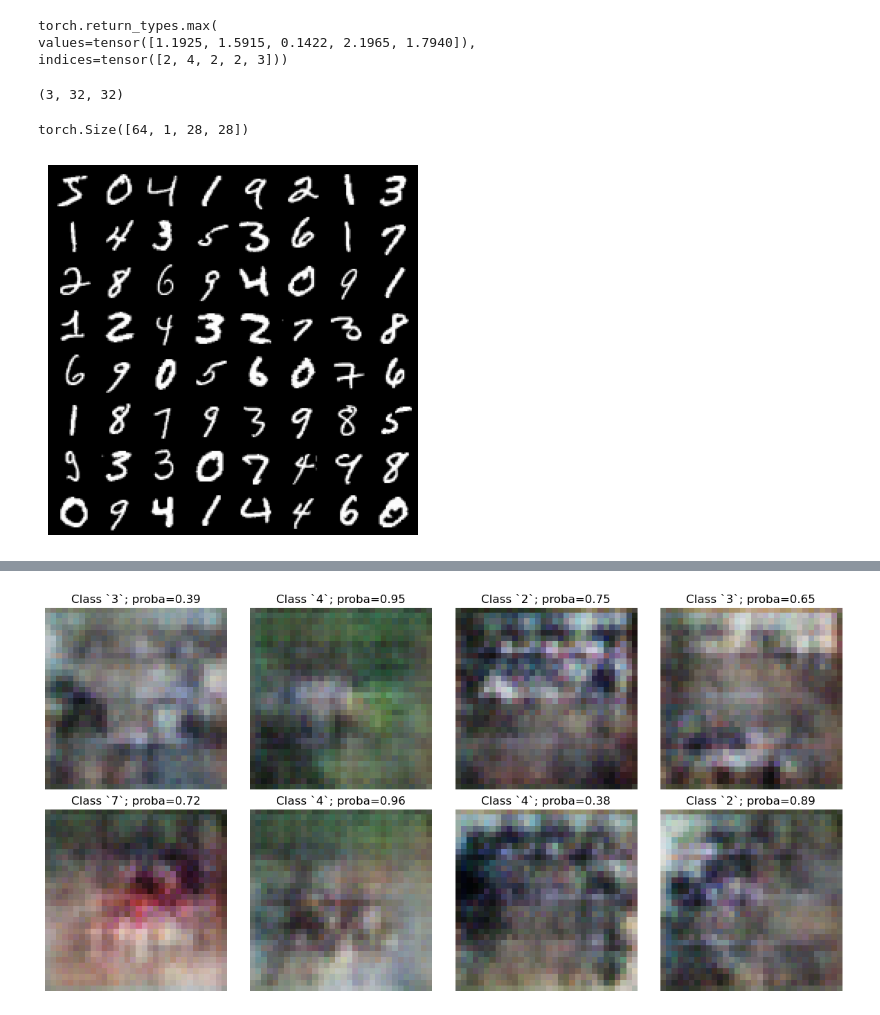
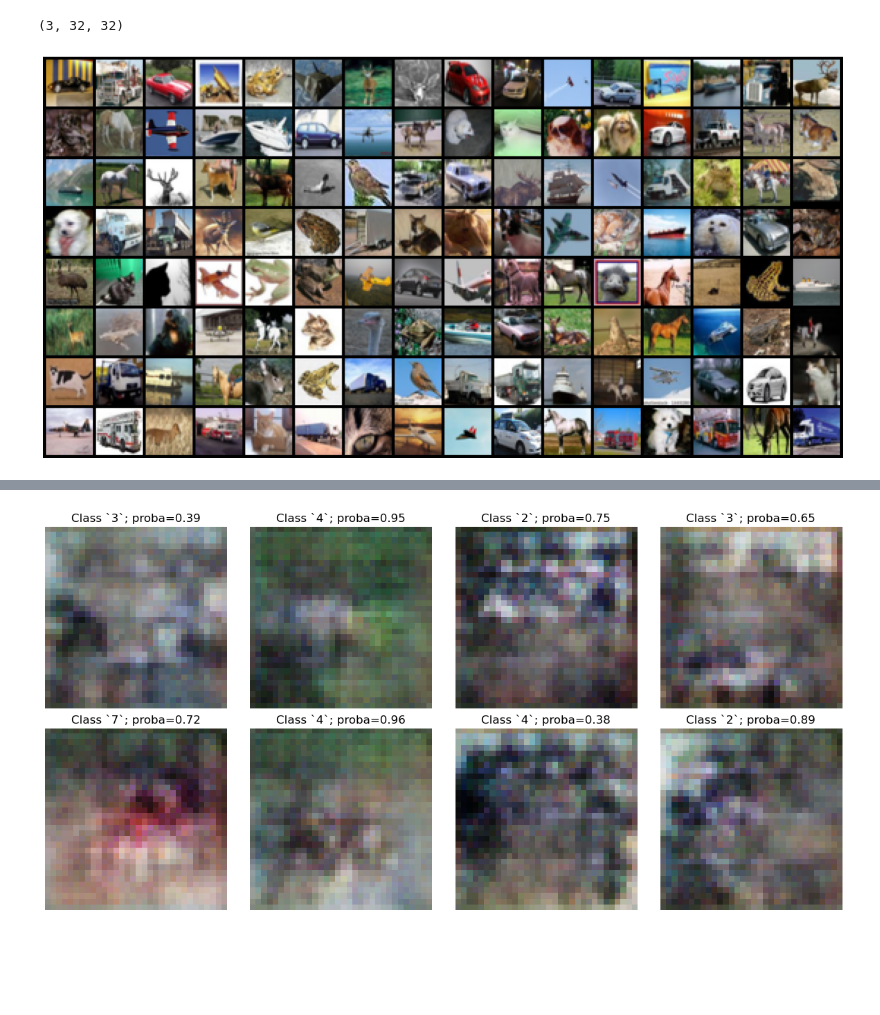
Before and after one commit to mmacosha/d2e-stochastic-dynamics, a Jupyter notebook: notebooks/dcgan.ipynb, the cells around one changed output, grey strips where cells are left out. Cells and saved outputs as stored; diff of their text form; code cells hidden in the pictures; blank space fills up the shorter version.

```diff
--- a/notebooks/dcgan.ipynb
+++ b/notebooks/dcgan.ipynb
@@ -108,32 +109,35 @@ class CustomData(Dataset):
 #     transform=transforms
 # )
 
-# cifar10_transform = transform.Compose([
-#     transform.ToTensor(),
-#     transform.Normalize((0.5, 0.5, 0.5), (0.5, 0.5, 0.5)),
-# ])
-# dataset = torchvision.datasets.CIFAR10(
-#     root='../data', train=True,
-#     download=False, transform=cifar10_transform
-#     )
+gen_transform = transform.Compose([
+    transform.ToTensor(),
+    transform.Normalize((0.5, ), (0.5, )),
+])
 
-mnist_transform = transform.Compose([
+cls_transform = transform.Compose([
     transform.ToTensor(),
 ])
-dataset = torchvision.datasets.MNIST(
-    root='../data', train=True,
-    download=False, transform=mnist_transform
+
+dataset = torchvision.datasets.CIFAR10(
+    root='../data', train=True, download=True,
+    transform=gen_transform
+    )
+# dataset = torchvision.datasets.MNIST(
+#     root='../data', train=True,
+#     download=False, transform=gen_transform
+# )
+
+dataloader = torch.utils.data.DataLoader(
+    dataset, batch_size=batch_size,
+    shuffle=True, num_workers=4
 )
 
-# dataloader = torch.utils.data.DataLoader(
-#     dataset, batch_size=batch_size, shuffle=True, num_workers=2
-# )
+def make_infinite(dl):
+    while True:
+        for batch in dl:
+            yield batch
+
+infinite_dataloader = make_infinite(dataloader)
-# %%
-torch.randn(5, 5).max(dim=1)
-# %% [output]
-torch.return_types.max(
-values=tensor([1.1925, 1.5915, 0.1422, 2.1965, 1.7940]),
-indices=tensor([2, 4, 2, 2, 3]))
 # %%
 def _infer_shape(dim):
     if int(math.sqrt(dim))**2 == dim:
@@ -149,15 +153,13 @@ def _infer_shape(dim):
 _infer_shape(32 * 32 * 3)
 # %% [output]
 (3, 32, 32)
-# %%
-batch = torch.stack([dataset[i][0] for i in range(64)], dim=0)
-batch.shape
-# %% [output]
-torch.Size([64, 1, 28, 28])
 # %%
-grid = torchvision.utils.make_grid(batch, nrow=8)
+batch, _ = next(iter(dataloader))
+batch = (batch + 1) / 2
+grid = torchvision.utils.make_grid(batch, nrow=16)
+plt.figure(figsize=(20, 12))
 plt.imshow(grid.permute(1, 2, 0).numpy())
 plt.axis('off')
 plt.show()
 # %% [output]
-[figure, old version]
+[figure, new version]
```
Also changed, not shown: parts of 20 cells of this notebook, 14 other files.
